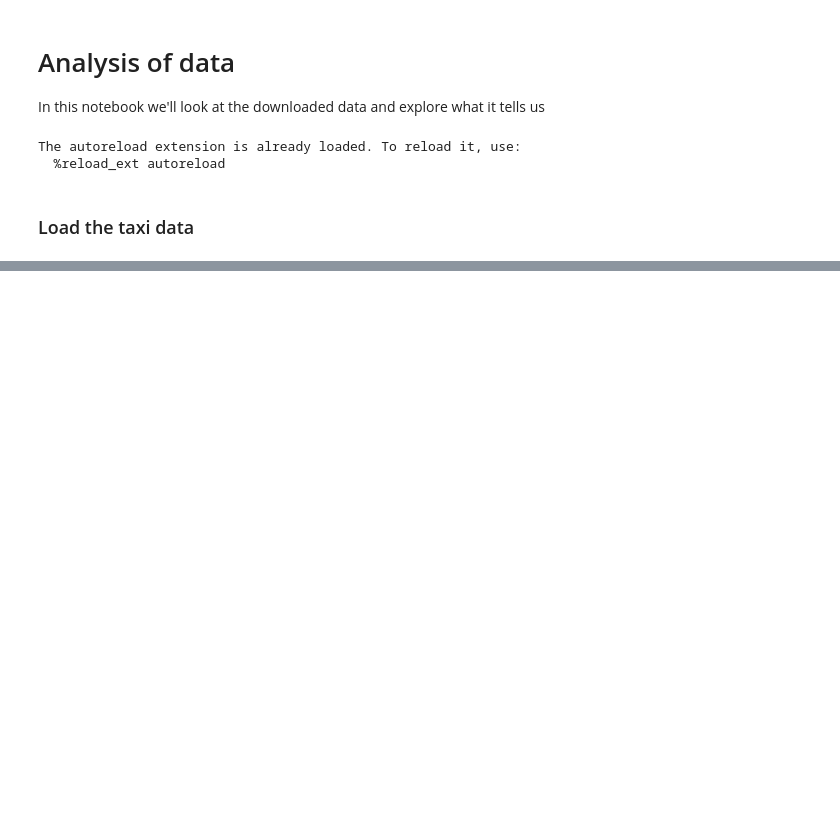
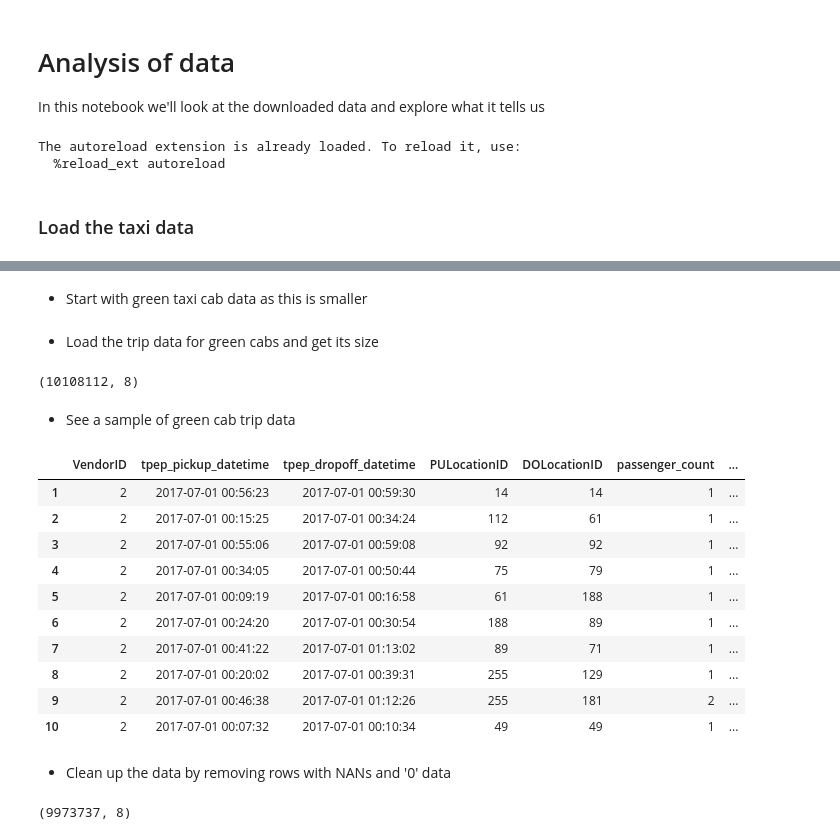
Before and after one commit to markstrefford/1.-Learning-Python-AI-by-Example, a Jupyter notebook: 3. Predicting Taxi Ride Duration/Source/notebooks/explore_dataset.ipynb, the cells around one changed output, grey strips where cells are left out. Cells and saved outputs as stored; diff of their text form; code cells hidden in the pictures; blank space fills up the shorter version.

```diff
--- a/3. Predicting Taxi Ride Duration/Source/notebooks/explore_dataset.ipynb
+++ b/3. Predicting Taxi Ride Duration/Source/notebooks/explore_dataset.ipynb
@@ -102,0 +27,35 @@ yellow_keep_cols
+# %% [markdown]
+* Start with green taxi cab data as this is smaller
+# %%
+green_tripdata_file = '../data/taxi_data/consolidated_green_tripdata.csv'
+yellow_tripdata_file = '../data/taxi_data/consolidated_yellow_tripdata.csv'
+# %% [markdown]
+* Load the trip data for green cabs and get its size
+# %%
+green_tripdata = pd.read_csv(green_tripdata_file, delimiter=',')
+print(green_tripdata.shape)
+# %% [output]
+(10108112, 8)
+# %% [markdown]
+* See a sample of green cab trip data
+# %%
+green_tripdata.head(10)
+# %% [output]
+|  | VendorID | tpep_pickup_datetime | tpep_dropoff_datetime | PULocationID | DOLocationID | passenger_count | ... |
+| 1 | 2 | 2017-07-01 00:56:23 | 2017-07-01 00:59:30 | 14 | 14 | 1 | ... |
+| 2 | 2 | 2017-07-01 00:15:25 | 2017-07-01 00:34:24 | 112 | 61 | 1 | ... |
+| 3 | 2 | 2017-07-01 00:55:06 | 2017-07-01 00:59:08 | 92 | 92 | 1 | ... |
+| 4 | 2 | 2017-07-01 00:34:05 | 2017-07-01 00:50:44 | 75 | 79 | 1 | ... |
+| 5 | 2 | 2017-07-01 00:09:19 | 2017-07-01 00:16:58 | 61 | 188 | 1 | ... |
+| 6 | 2 | 2017-07-01 00:24:20 | 2017-07-01 00:30:54 | 188 | 89 | 1 | ... |
+| 7 | 2 | 2017-07-01 00:41:22 | 2017-07-01 01:13:02 | 89 | 71 | 1 | ... |
+| 8 | 2 | 2017-07-01 00:20:02 | 2017-07-01 00:39:31 | 255 | 129 | 1 | ... |
+| 9 | 2 | 2017-07-01 00:46:38 | 2017-07-01 01:12:26 | 255 | 181 | 2 | ... |
+| 10 | 2 | 2017-07-01 00:07:32 | 2017-07-01 00:10:34 | 49 | 49 | 1 | ... |
+# %% [markdown]
+* Clean up the data by removing rows with NANs and '0' data
+# %%
+green_tripdata = green_tripdata[(green_tripdata != 0).all(1)].dropna()
+print(green_tripdata.shape)
+# %% [output]
+(9973737, 8)
```
Also changed, not shown: parts of 24 cells of this notebook, 5 other files.
